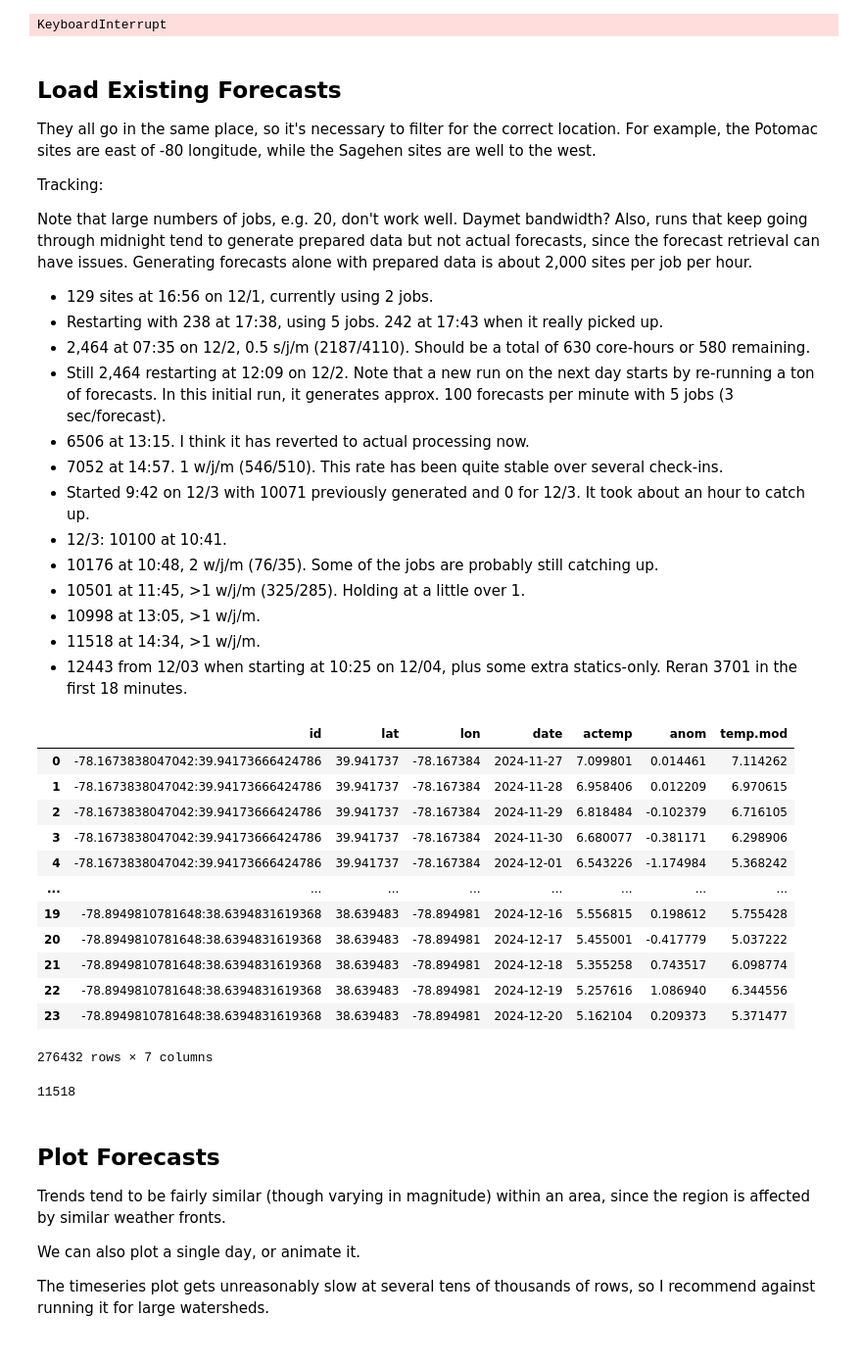
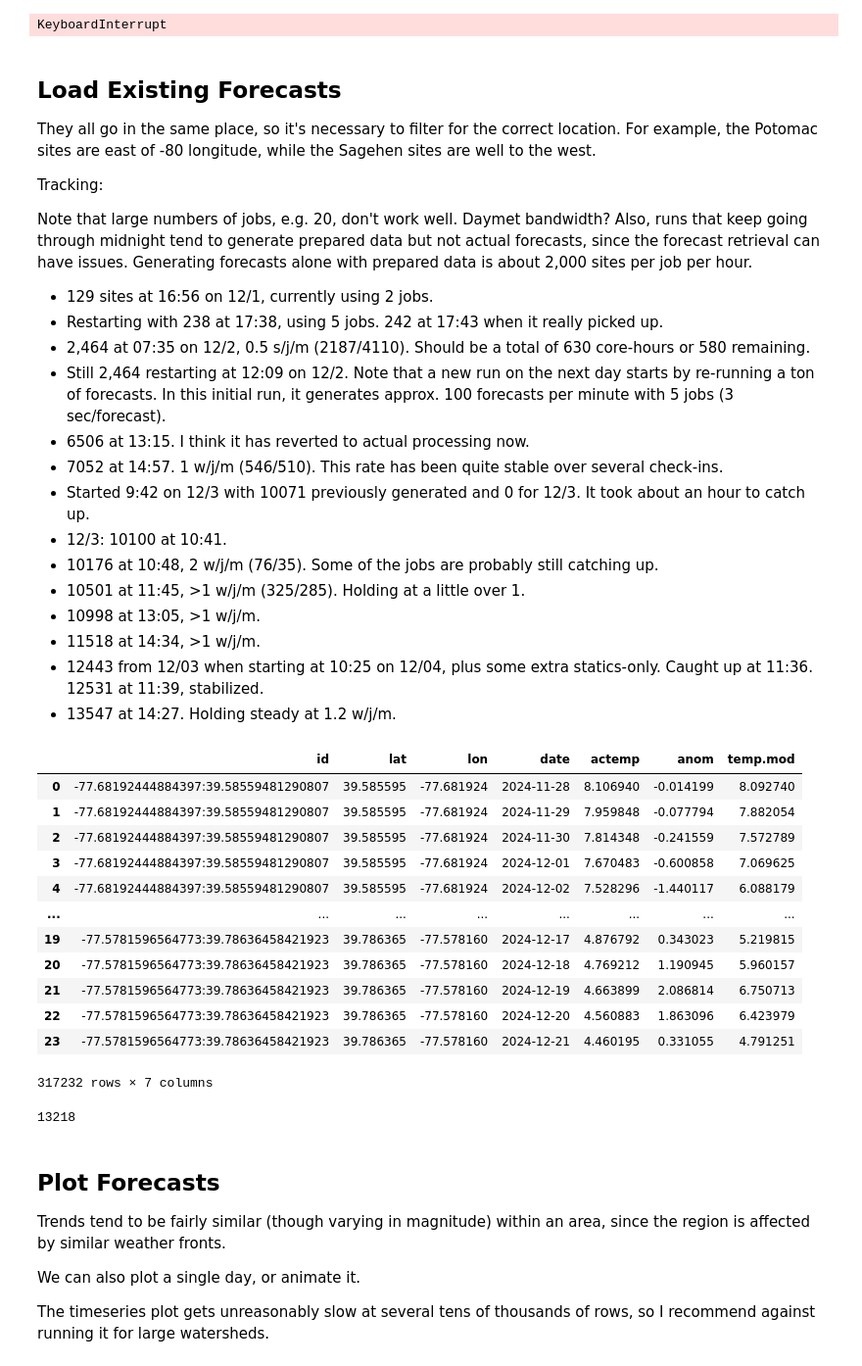
Before and after one commit to mines-ciroh/TempEst-NEWT, a Jupyter notebook: forecast.ipynb, the cells around one changed output. Shown at 98% size. Saved outputs shown, nothing was run; the diff lists cells and outputs as text; code cells hidden in the pictures.

```diff
--- a/forecast.ipynb
+++ b/forecast.ipynb
@@ -259,29 +259,30 @@ Note that large numbers of jobs, e.g. 20, don't work well.  Daymet bandwidth?  A
 - 10501 at 11:45, >1 w/j/m (325/285).  Holding at a little over 1.
 - 10998 at 13:05, >1 w/j/m.
 - 11518 at 14:34, >1 w/j/m.
-- 12443 from 12/03 when starting at 10:25 on 12/04, plus some extra statics-only.  Reran 3701 in the first 18 minutes.
+- 12443 from 12/03 when starting at 10:25 on 12/04, plus some extra statics-only.  Caught up at 11:36. 12531 at 11:39, stabilized.
+- 13547 at 14:27.  Holding steady at 1.2 w/j/m.
 # %%
-fcst_files = [basepath + f for f in os.listdir(basepath) if f.startswith("forecast_-7") and "2024-12-03" in f]
+fcst_files = [basepath + f for f in os.listdir(basepath) if f.startswith("forecast_-7") and "2024-12-04" in f]
 forecast = pd.concat([pd.read_csv(f, parse_dates=["date"]) for f in fcst_files])
 forecast
 # %% [output]
 |  | id | lat | lon | date | actemp | anom | temp.mod |
-| 0 | -78.1673838047042:39.94173666424786 | 39.941737 | -78.167384 | 2024-11-27 | 7.099801 | 0.014461 | 7.114262 |
-| 1 | -78.1673838047042:39.94173666424786 | 39.941737 | -78.167384 | 2024-11-28 | 6.958406 | 0.012209 | 6.970615 |
-| 2 | -78.1673838047042:39.94173666424786 | 39.941737 | -78.167384 | 2024-11-29 | 6.818484 | -0.102379 | 6.716105 |
-| 3 | -78.1673838047042:39.94173666424786 | 39.941737 | -78.167384 | 2024-11-30 | 6.680077 | -0.381171 | 6.298906 |
-| 4 | -78.1673838047042:39.94173666424786 | 39.941737 | -78.167384 | 2024-12-01 | 6.543226 | -1.174984 | 5.368242 |
+| 0 | -77.68192444884397:39.58559481290807 | 39.585595 | -77.681924 | 2024-11-28 | 8.106940 | -0.014199 | 8.092740 |
+| 1 | -77.68192444884397:39.58559481290807 | 39.585595 | -77.681924 | 2024-11-29 | 7.959848 | -0.077794 | 7.882054 |
+| 2 | -77.68192444884397:39.58559481290807 | 39.585595 | -77.681924 | 2024-11-30 | 7.814348 | -0.241559 | 7.572789 |
+| 3 | -77.68192444884397:39.58559481290807 | 39.585595 | -77.681924 | 2024-12-01 | 7.670483 | -0.600858 | 7.069625 |
+| 4 | -77.68192444884397:39.58559481290807 | 39.585595 | -77.681924 | 2024-12-02 | 7.528296 | -1.440117 | 6.088179 |
 | ... | ... | ... | ... | ... | ... | ... | ... |
-| 19 | -78.8949810781648:38.6394831619368 | 38.639483 | -78.894981 | 2024-12-16 | 5.556815 | 0.198612 | 5.755428 |
-| 20 | -78.8949810781648:38.6394831619368 | 38.639483 | -78.894981 | 2024-12-17 | 5.455001 | -0.417779 | 5.037222 |
-| 21 | -78.8949810781648:38.6394831619368 | 38.639483 | -78.894981 | 2024-12-18 | 5.355258 | 0.743517 | 6.098774 |
-| 22 | -78.8949810781648:38.6394831619368 | 38.639483 | -78.894981 | 2024-12-19 | 5.257616 | 1.086940 | 6.344556 |
-| 23 | -78.8949810781648:38.6394831619368 | 38.639483 | -78.894981 | 2024-12-20 | 5.162104 | 0.209373 | 5.371477 |
+| 19 | -77.5781596564773:39.78636458421923 | 39.786365 | -77.578160 | 2024-12-17 | 4.876792 | 0.343023 | 5.219815 |
+| 20 | -77.5781596564773:39.78636458421923 | 39.786365 | -77.578160 | 2024-12-18 | 4.769212 | 1.190945 | 5.960157 |
+| 21 | -77.5781596564773:39.78636458421923 | 39.786365 | -77.578160 | 2024-12-19 | 4.663899 | 2.086814 | 6.750713 |
+| 22 | -77.5781596564773:39.78636458421923 | 39.786365 | -77.578160 | 2024-12-20 | 4.560883 | 1.863096 | 6.423979 |
+| 23 | -77.5781596564773:39.78636458421923 | 39.786365 | -77.578160 | 2024-12-21 | 4.460195 | 0.331055 | 4.791251 |
-276432 rows × 7 columns
+317232 rows × 7 columns
 # %%
 len(forecast["id"].unique())
 # %% [output]
-11518
+13218
 # %% [markdown]
 ## Plot Forecasts
 
```
Also changed, not shown: parts of 1 cell of this notebook, 1 other file.
